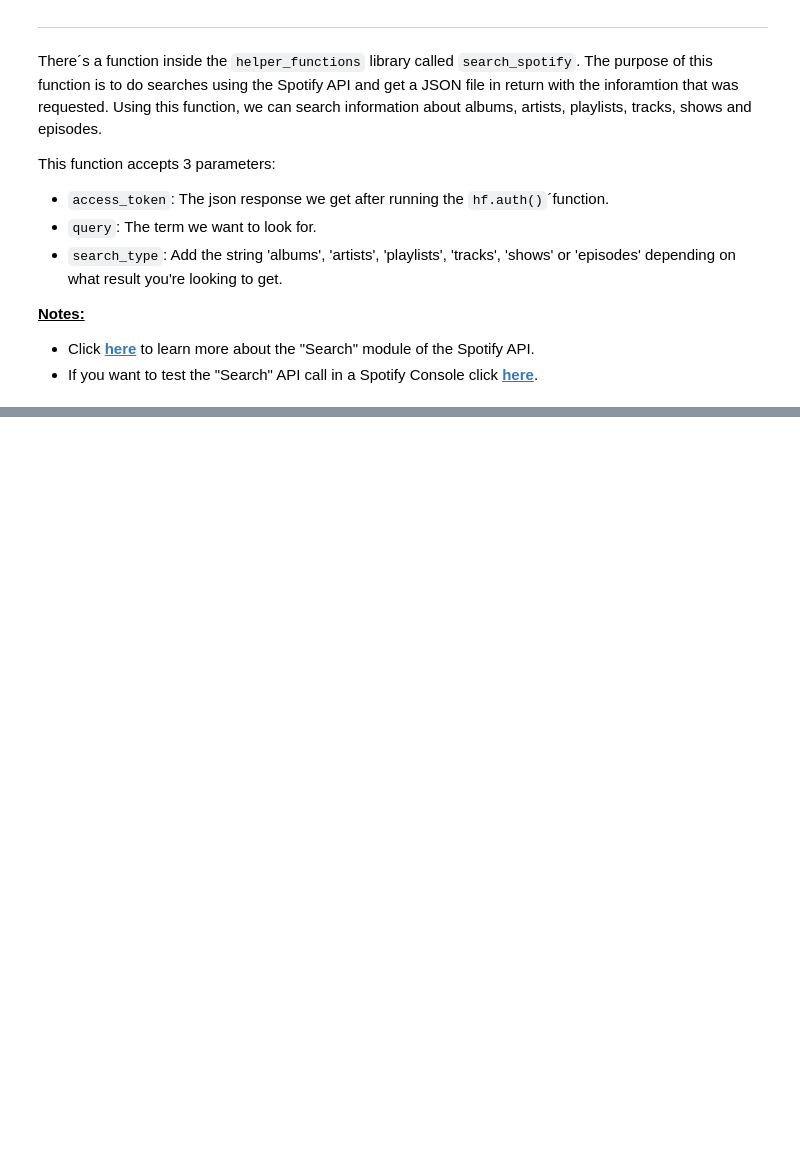
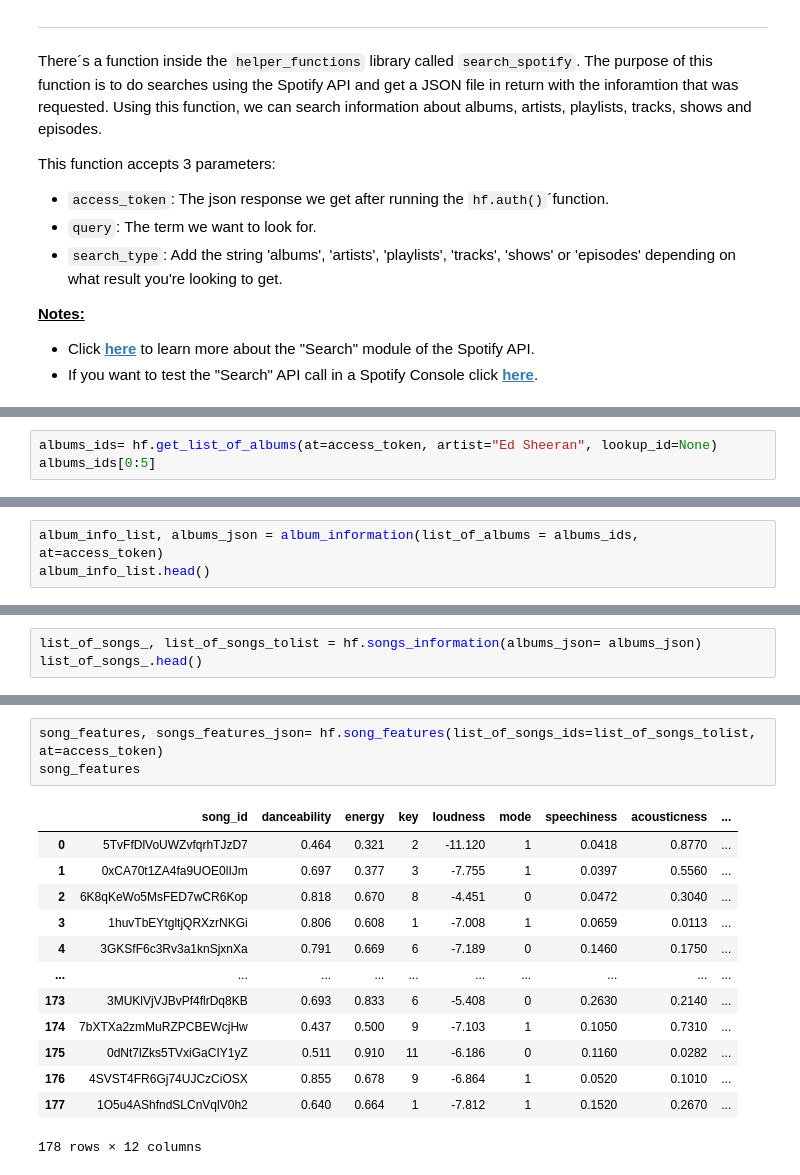
Before and after one commit to germarr/spotify-trends-analysis, a Jupyter notebook: spotify_analysis.ipynb, the cells around one changed output, grey strips where cells are left out. Cells and saved outputs as stored; diff of their text form; blank space fills up the shorter version.

Commit message:
Adding features to the songs analysis

```diff
--- a/spotify_analysis.ipynb
+++ b/spotify_analysis.ipynb
@@ -75,0 +104,3 @@ Image(url= f"{album_cover}", width=200, height=200)
+# %%
+albums_ids= hf.get_list_of_albums(at=access_token, artist="Ed Sheeran", lookup_id=None)
+albums_ids[0:5]
@@ -75,0 +141,3 @@ Image(url= f"{album_cover}", width=200, height=200)
+# %%
+album_info_list, albums_json = album_information(list_of_albums = albums_ids, at=access_token)
+album_info_list.head()
@@ -148,0 +163,3 @@ hf.all_artists_songs(at=access_token, albums_of_artist=albums_list)
+# %%
+list_of_songs_, list_of_songs_tolist = hf.songs_information(albums_json= albums_json)
+list_of_songs_.head()
@@ -148,0 +242,17 @@ hf.all_artists_songs(at=access_token, albums_of_artist=albums_list)
+# %%
+song_features, songs_features_json= hf.song_features(list_of_songs_ids=list_of_songs_tolist, at=access_token)
+song_features
+# %% [output]
+|  | song_id | danceability | energy | key | loudness | mode | speechiness | acousticness | ... |
+| 0 | 5TvFfDlVoUWZvfqrhTJzD7 | 0.464 | 0.321 | 2 | -11.120 | 1 | 0.0418 | 0.8770 | ... |
+| 1 | 0xCA70t1ZA4fa9UOE0lIJm | 0.697 | 0.377 | 3 | -7.755 | 1 | 0.0397 | 0.5560 | ... |
+| 2 | 6K8qKeWo5MsFED7wCR6Kop | 0.818 | 0.670 | 8 | -4.451 | 0 | 0.0472 | 0.3040 | ... |
+| 3 | 1huvTbEYtgltjQRXzrNKGi | 0.806 | 0.608 | 1 | -7.008 | 1 | 0.0659 | 0.0113 | ... |
+| 4 | 3GKSfF6c3Rv3a1knSjxnXa | 0.791 | 0.669 | 6 | -7.189 | 0 | 0.1460 | 0.1750 | ... |
+| ... | ... | ... | ... | ... | ... | ... | ... | ... | ... |
+| 173 | 3MUKlVjVJBvPf4flrDq8KB | 0.693 | 0.833 | 6 | -5.408 | 0 | 0.2630 | 0.2140 | ... |
+| 174 | 7bXTXa2zmMuRZPCBEWcjHw | 0.437 | 0.500 | 9 | -7.103 | 1 | 0.1050 | 0.7310 | ... |
+| 175 | 0dNt7lZks5TVxiGaCIY1yZ | 0.511 | 0.910 | 11 | -6.186 | 0 | 0.1160 | 0.0282 | ... |
+| 176 | 4SVST4FR6Gj74UJCzCiOSX | 0.855 | 0.678 | 9 | -6.864 | 1 | 0.0520 | 0.1010 | ... |
+| 177 | 1O5u4AShfndSLCnVqlV0h2 | 0.640 | 0.664 | 1 | -7.812 | 1 | 0.1520 | 0.2670 | ... |
+178 rows × 12 columns
```
Also changed, not shown: parts of 45 cells of this notebook.
